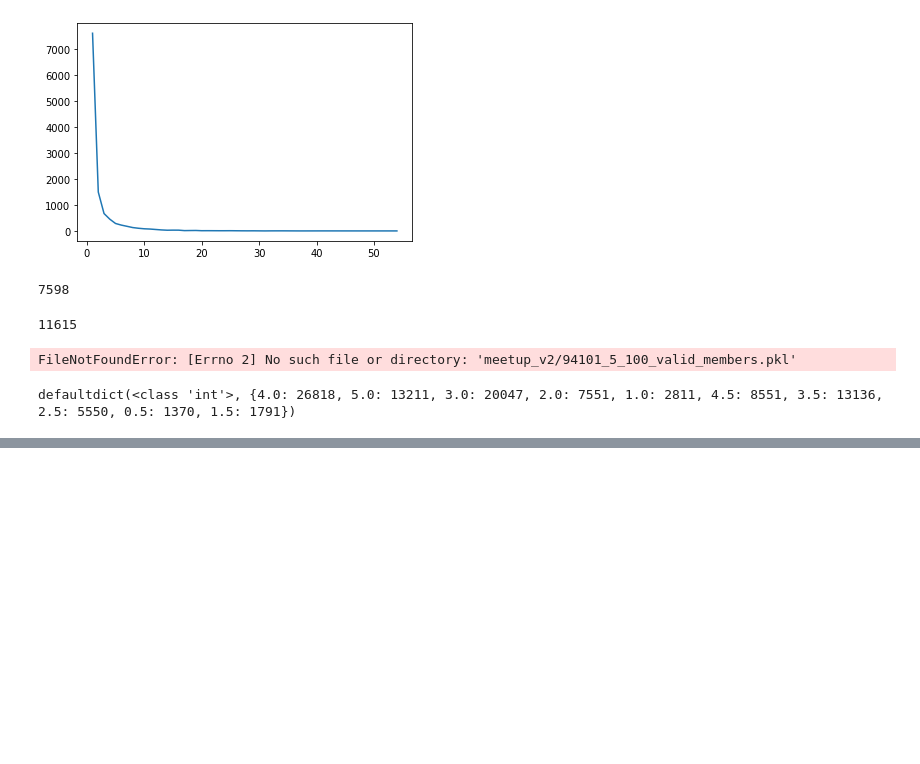
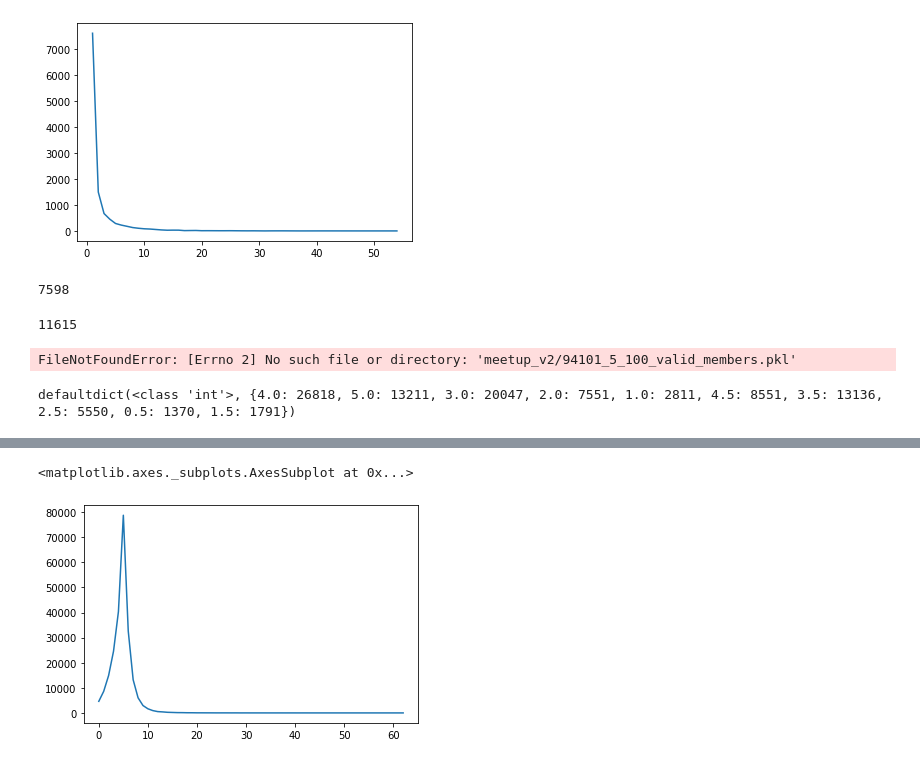
Before and after one commit to theblackcat102/who-wants-to-join, a Jupyter notebook: neighbour degree.ipynb, the cells around one changed output, grey strips where cells are left out. Drawn from its saved outputs; the diff is of its cells as text; code cells hidden in the pictures; blank space fills up the shorter version.

```diff
--- a/neighbour degree.ipynb
+++ b/neighbour degree.ipynb
@@ -255,0 +416,10 @@ defaultdict(<class 'int'>, {4.0: 26818, 5.0: 13211, 3.0: 20047, 2.0: 7551, 1.0:
+# %%
+data = {
+    'x': [ key for key, _ in stats.items() ],
+    'y': [ size for _, size in stats.items() ],
+}
+fig, ax = plt.subplot()
+sns.lineplot(x='x', y='y', data=data, ax=ax)
+# %% [output]
+<matplotlib.axes._subplots.AxesSubplot at 0x...>
+[figure, added]
```
Also changed, not shown: parts of 21 cells of this notebook, 3 other files.
